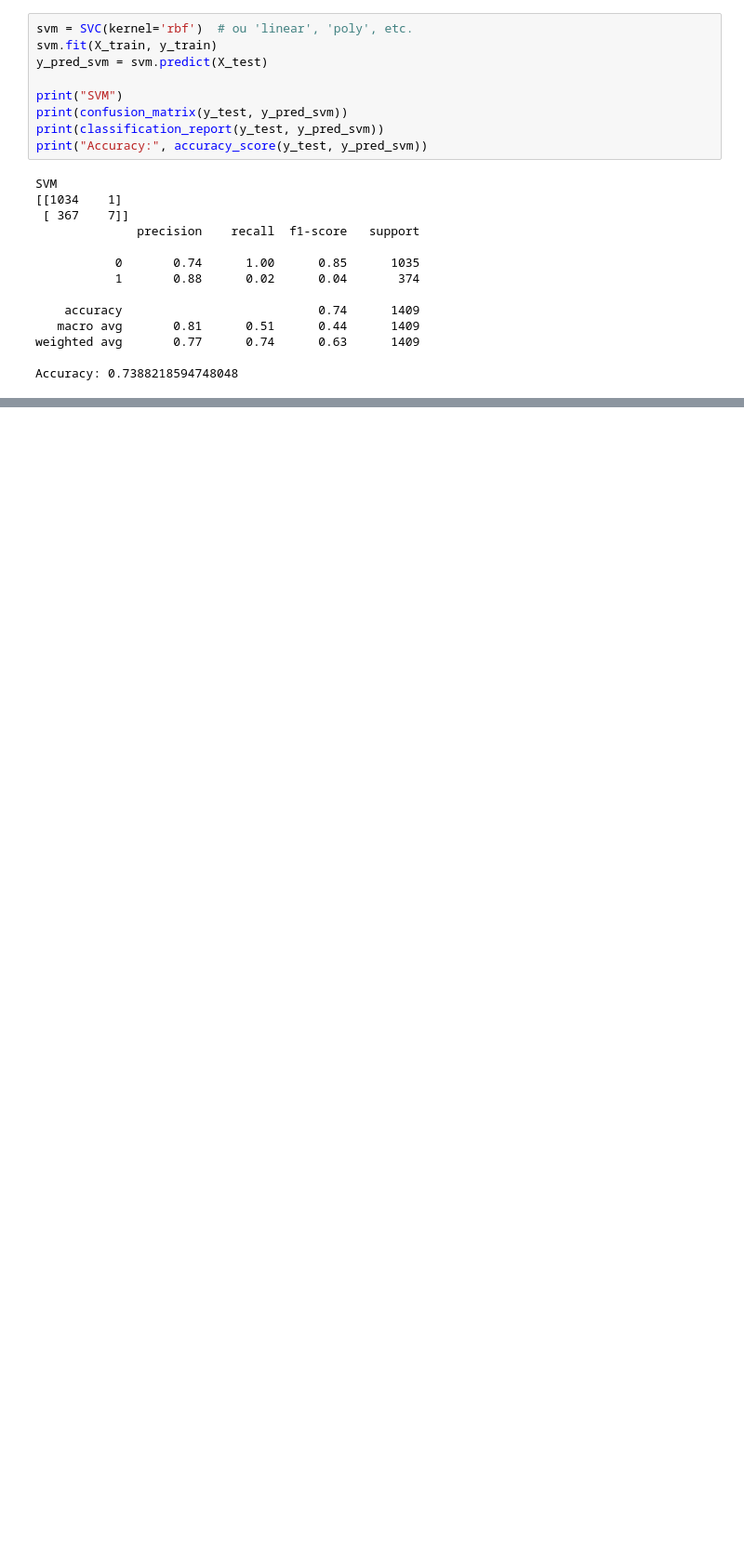
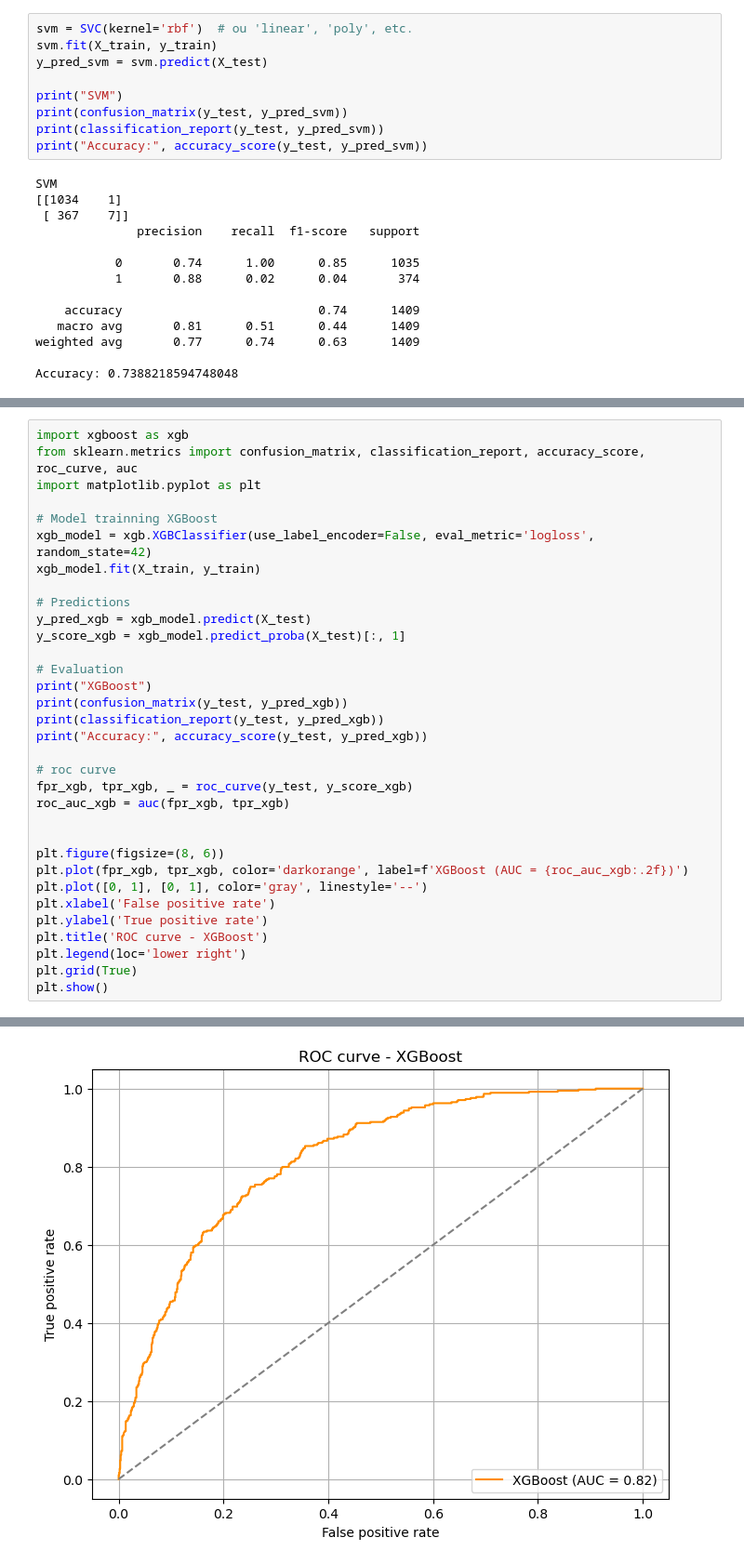
Before and after one commit to selenaiskounen/Clients-satisfaction-prediction, a Jupyter notebook: notebook/Notebook.ipynb, the cells around one changed output, grey strips where cells are left out. Shown: that part at 93% size. Drawn from its saved outputs; the diff is of its cells as text; blank space fills up the shorter version.

Commit message:
add XGBOOST results

```diff
--- a/notebook/Notebook.ipynb
+++ b/notebook/Notebook.ipynb
@@ -176,0 +226,34 @@ SVC(probability=True)
+# %%
+import xgboost as xgb
+from sklearn.metrics import confusion_matrix, classification_report, accuracy_score, roc_curve, auc
+import matplotlib.pyplot as plt
+
+# Model trainning XGBoost
+xgb_model = xgb.XGBClassifier(use_label_encoder=False, eval_metric='logloss', random_state=42)
+xgb_model.fit(X_train, y_train)
+
+# Predictions
+y_pred_xgb = xgb_model.predict(X_test)
+y_score_xgb = xgb_model.predict_proba(X_test)[:, 1]
+
+# Evaluation
+print("XGBoost")
+print(confusion_matrix(y_test, y_pred_xgb))
+print(classification_report(y_test, y_pred_xgb))
+print("Accuracy:", accuracy_score(y_test, y_pred_xgb))
+
+# roc curve
+fpr_xgb, tpr_xgb, _ = roc_curve(y_test, y_score_xgb)
+roc_auc_xgb = auc(fpr_xgb, tpr_xgb)
+
+
+plt.figure(figsize=(8, 6))
+plt.plot(fpr_xgb, tpr_xgb, color='darkorange', label=f'XGBoost (AUC = {roc_auc_xgb:.2f})')
+plt.plot([0, 1], [0, 1], color='gray', linestyle='--')
+plt.xlabel('False positive rate')
+plt.ylabel('True positive rate')
+plt.title('ROC curve - XGBoost')
+plt.legend(loc='lower right')
+plt.grid(True)
+plt.show()
+# %% [output]
@@ -176,0 +276 @@ SVC(probability=True)
+[figure, added]
```
Also changed, not shown: parts of 10 cells of this notebook.
